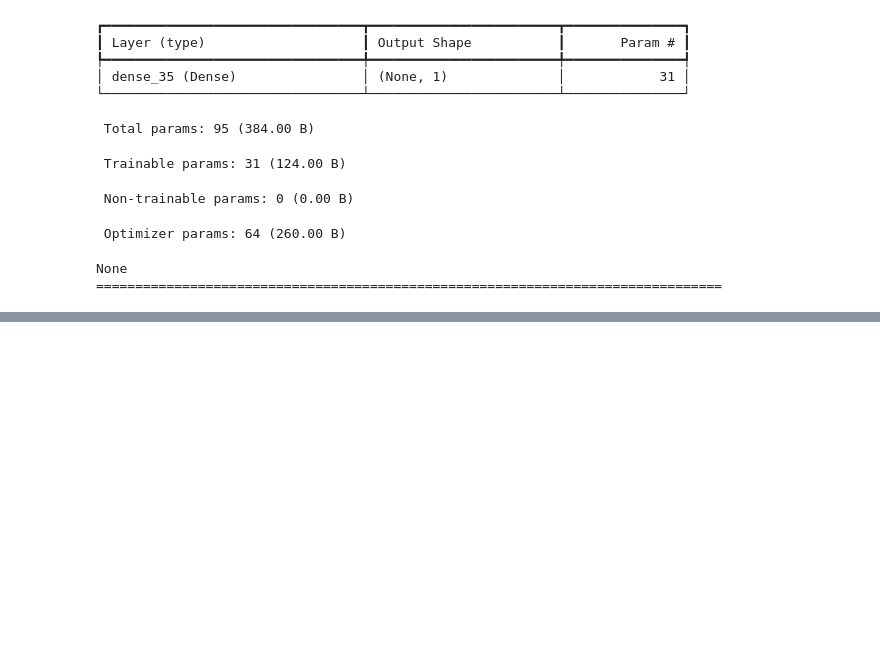
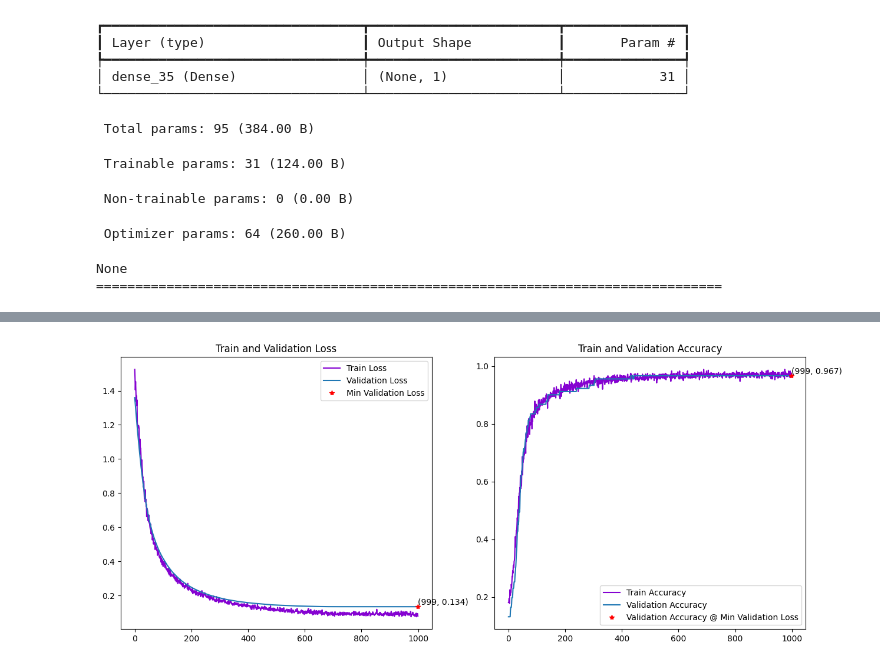
Before and after one commit to Team-AY/Breast-Cancer-Prediction, a Jupyter notebook: Research_process.ipynb, the cells around one changed output, grey strips where cells are left out. Cells and saved outputs as stored; diff of their text form; code cells hidden in the pictures; blank space fills up the shorter version.

```diff
--- a/Research_process.ipynb
+++ b/Research_process.ipynb
@@ -114,13 +114,14 @@ from keras import utils
 #### SLP
 # %%
 utils.set_random_seed(0)
+MODEL_NAME = 'SLP'
 
-model = models.Sequential(name='SLP')
+model = models.Sequential(name=f'{MODEL_NAME}')
 model.add(layers.Dense(1, activation='sigmoid', input_shape=(30,)))
 
 #early_stopping = callbacks.EarlyStopping(monitor='val_loss', patience=40, restore_best_weights=True, verbose=1)
 reduce_lr = callbacks.ReduceLROnPlateau(monitor='val_loss', factor=0.5, patience=10, min_lr=0.00001)
-checkpoint_filepath = 'model_checkpoints/slp_checkpoint.model.keras'
+checkpoint_filepath = 'model_checkpoints/{MODEL_NAME}_checkpoint.model.keras'
 model_checkpoint_callback = callbacks.ModelCheckpoint(
     filepath=checkpoint_filepath,
     monitor='val_loss',
@@ -208,0 +284,26 @@ None
+# %%
+plt.figure(figsize=(15,6))
+
+val_loss_min_pos = np.argmin(history.history['val_loss'])
+
+# Plotting the training and validation loss
+plt.subplot(1, 2, 1)
+plt.plot(history.history['loss'], label='Train Loss', color='#8502d1')
+plt.plot(history.history['val_loss'], label='Validation Loss')
+plt.title('Train and Validation Loss')
+plt.plot(val_loss_min_pos, history.history['val_loss'][val_loss_min_pos], 'r*', label='Min Validation Loss')
+plt.text(val_loss_min_pos, history.history['val_loss'][val_loss_min_pos], f'({val_loss_min_pos}, {history.history['val_loss'][val_loss_min_pos]:.3f})', va='bottom')
+plt.legend()
+
+# Plotting the training and validation accuracy
+plt.subplot(1, 2, 2)
+plt.plot(history.history['accuracy'], label='Train Accuracy', color='#8502d1')
+plt.plot(history.history['val_accuracy'], label='Validation Accuracy')
+plt.plot(val_loss_min_pos, history.history['val_accuracy'][val_loss_min_pos], 'r*', label='Validation Accuracy @ Min Validation Loss')
+plt.text(val_loss_min_pos, history.history['val_accuracy'][val_loss_min_pos], f'({val_loss_min_pos}, {history.history['val_accuracy'][val_loss_min_pos]:.3f})', va='bottom')
+plt.title('Train and Validation Accuracy')
+plt.legend()
+
+plt.show()
+# %% [output]
+[figure, added]
```
Also changed, not shown: parts of 2 cells of this notebook.
